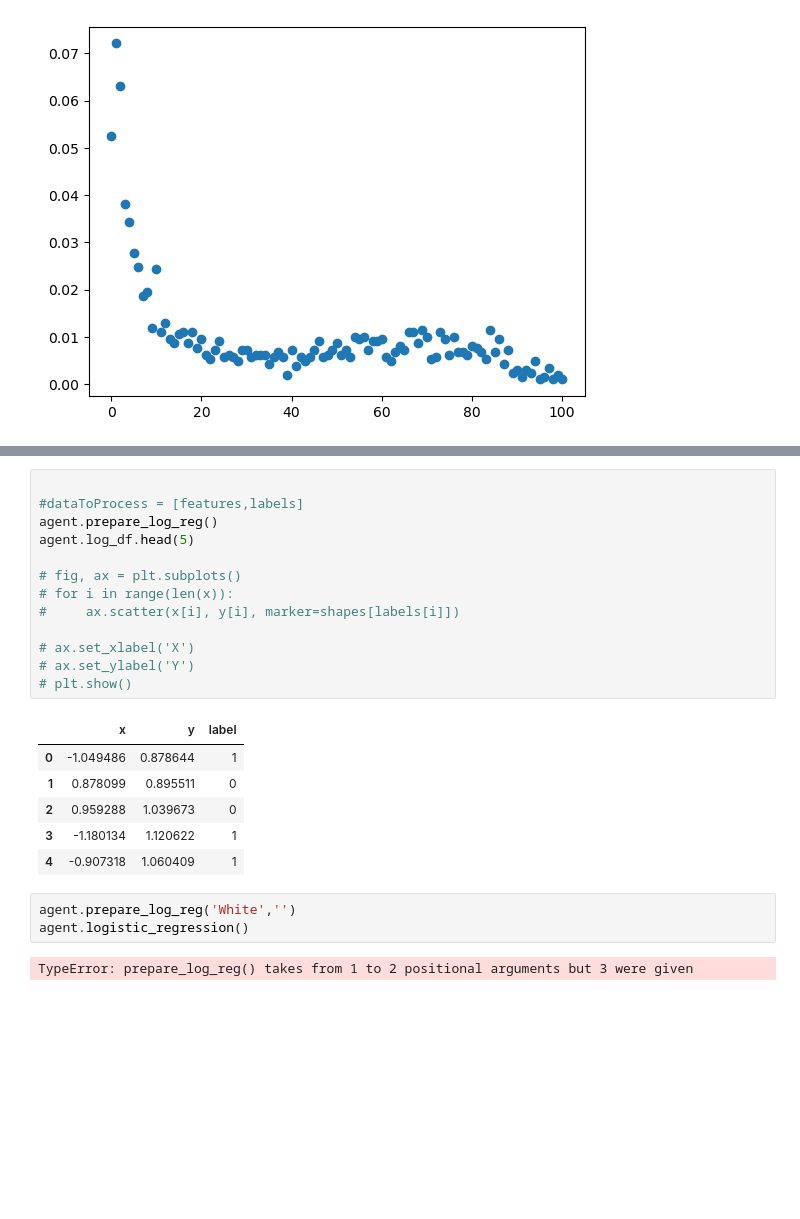
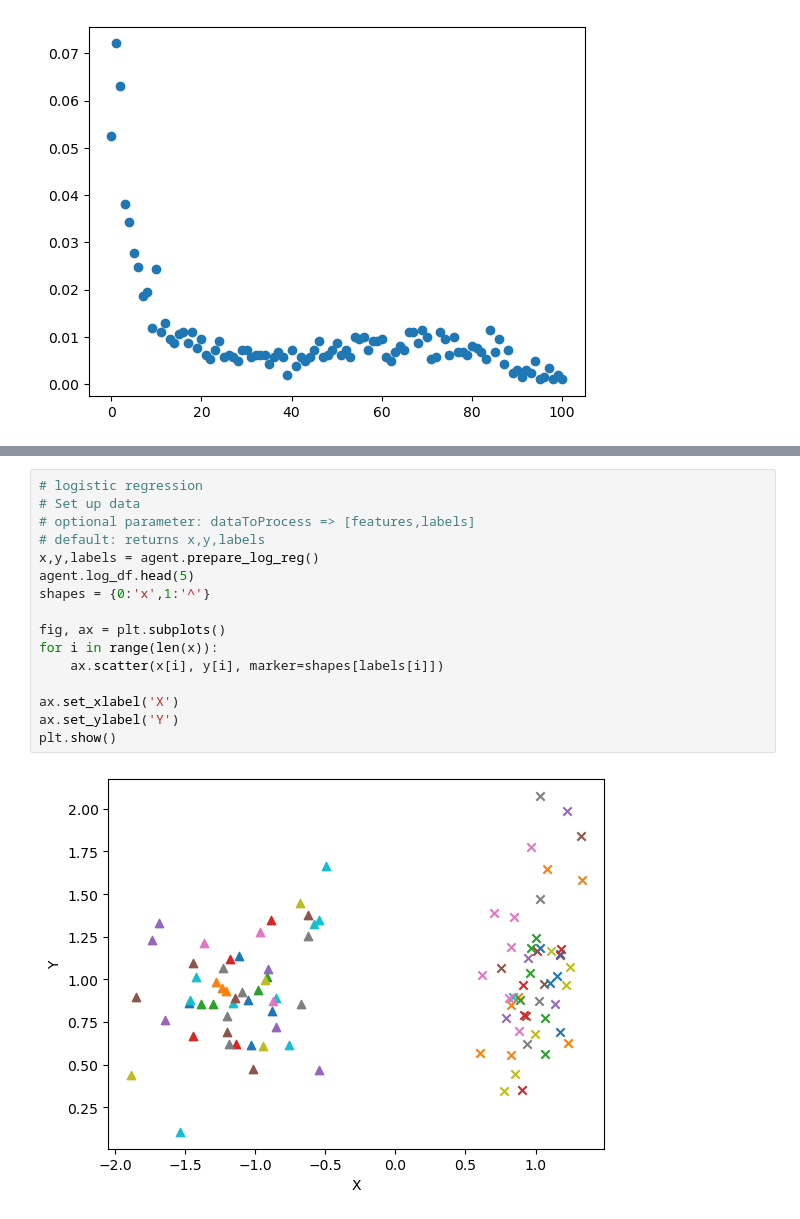
Before and after one commit to LilaShiba/generalized_model, a Jupyter notebook: notebooks/agent_demo.ipynb, the cells around one changed output, grey strips where cells are left out. Saved outputs shown, nothing was run; the diff lists cells and outputs as text; blank space fills up the shorter version.

```diff
--- a/notebooks/agent_demo.ipynb
+++ b/notebooks/agent_demo.ipynb
@@ -80,25 +57,18 @@ plt.scatter(simulated_separableish_features[:, 0], simulated_separableish_featur
 # %%
+# logistic regression
+# Set up data
+# optional parameter: dataToProcess => [features,labels]
+# default: returns x,y,labels
+x,y,labels = agent.prepare_log_reg()
+agent.log_df.head(5)
+shapes = {0:'x',1:'^'}
 
-#dataToProcess = [features,labels]
-agent.prepare_log_reg()
-agent.log_df.head(5)
+fig, ax = plt.subplots()
+for i in range(len(x)):
+    ax.scatter(x[i], y[i], marker=shapes[labels[i]])
 
-# fig, ax = plt.subplots()
-# for i in range(len(x)):
-#     ax.scatter(x[i], y[i], marker=shapes[labels[i]])
-
-# ax.set_xlabel('X')
-# ax.set_ylabel('Y')
-# plt.show()
+ax.set_xlabel('X')
+ax.set_ylabel('Y')
+plt.show()
 # %% [output]
-|  | x | y | label |
-| 0 | -1.049486 | 0.878644 | 1 |
-| 1 | 0.878099 | 0.895511 | 0 |
-| 2 | 0.959288 | 1.039673 | 0 |
-| 3 | -1.180134 | 1.120622 | 1 |
-| 4 | -0.907318 | 1.060409 | 1 |
+[figure, added]
-# %%
-agent.prepare_log_reg('White','')
-agent.logistic_regression()
-# %% [output]
-TypeError: prepare_log_reg() takes from 1 to 2 positional arguments but 3 were given
```
Also changed, not shown: parts of 4 cells of this notebook, 1 other file.
